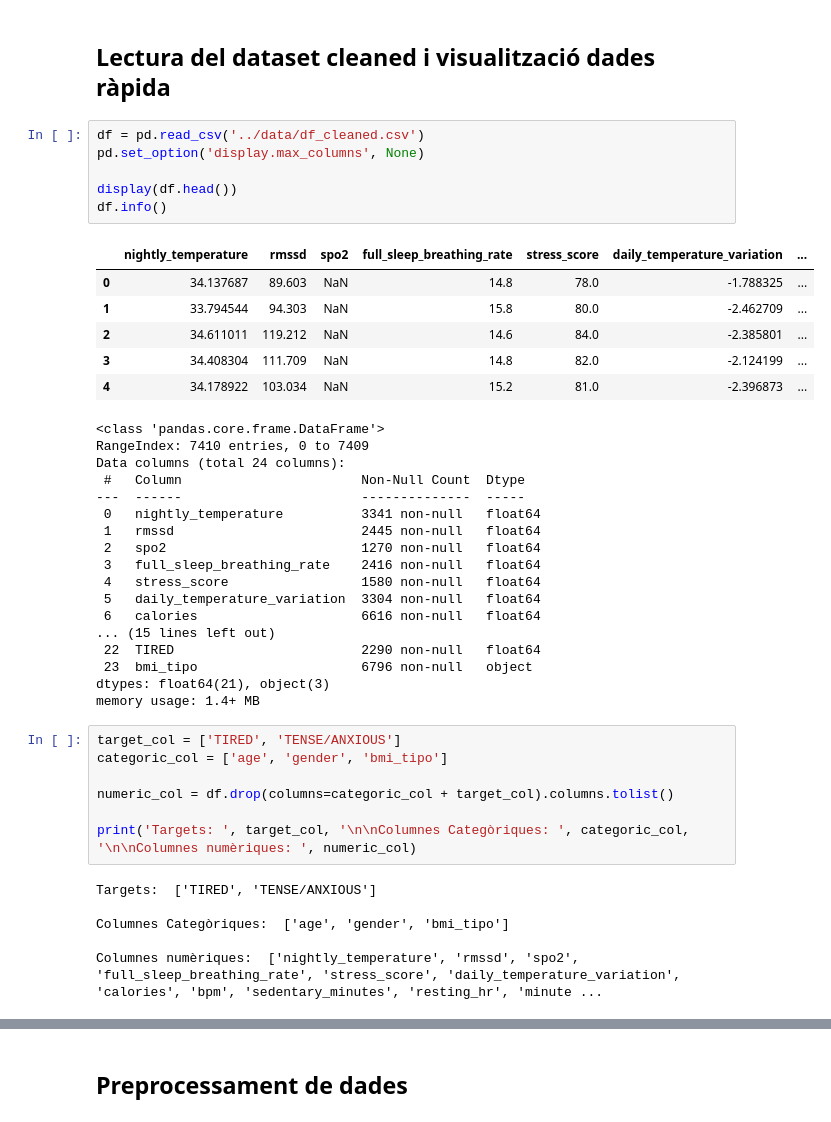
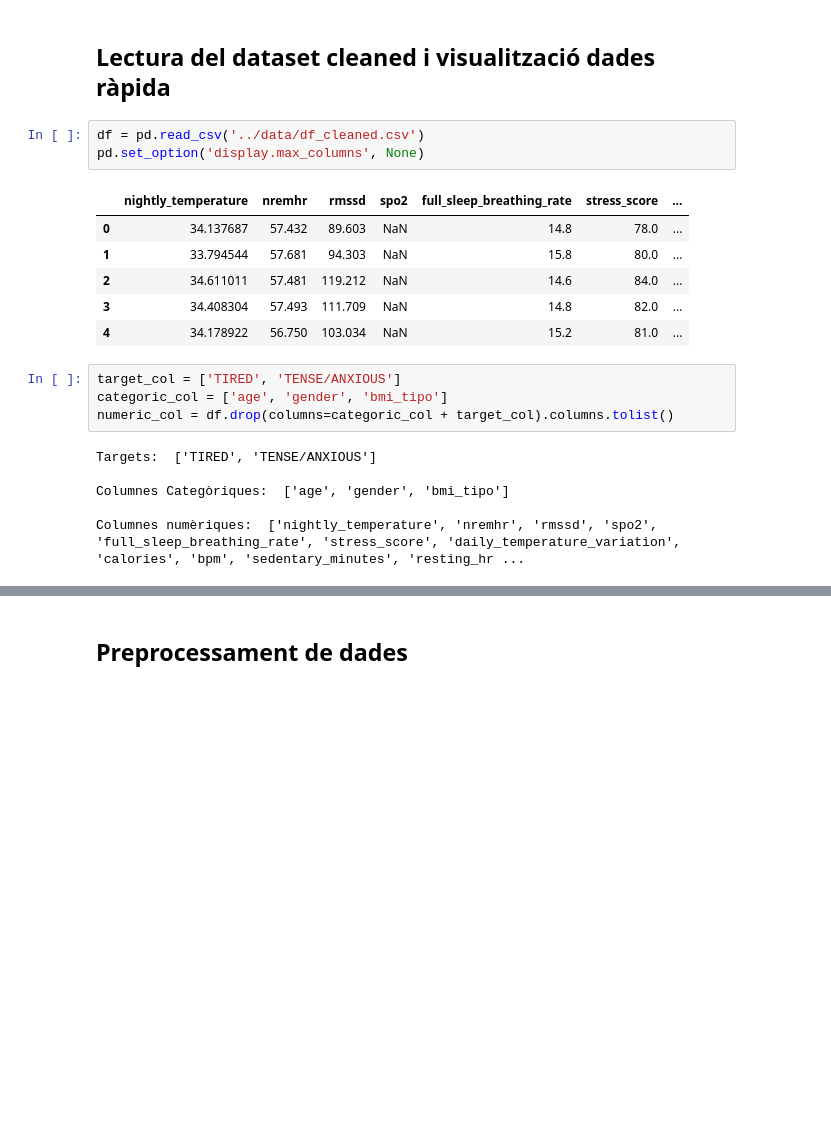
Before and after one commit to RogerDuran808/AI-Health-Assistant, a Jupyter notebook: notebooks/02_LifeSnaps_Preprocessing&Training_v1.0.ipynb, the cells around one changed output, grey strips where cells are left out. Drawn from its saved outputs; the diff is of its cells as text; blank space fills up the shorter version.

```diff
--- a/notebooks/02_LifeSnaps_Preprocessing&Training_v1.0.ipynb
+++ b/notebooks/02_LifeSnaps_Preprocessing&Training_v1.0.ipynb
@@ -36,43 +37,20 @@ warnings.filterwarnings('ignore')
 # %%
 df = pd.read_csv('../data/df_cleaned.csv')
 pd.set_option('display.max_columns', None)
-
-display(df.head())
-df.info()
 # %% [output]
-|  | nightly_temperature | rmssd | spo2 | full_sleep_breathing_rate | stress_score | daily_temperature_variation | ... |
-| 0 | 34.137687 | 89.603 | NaN | 14.8 | 78.0 | -1.788325 | ... |
-| 1 | 33.794544 | 94.303 | NaN | 15.8 | 80.0 | -2.462709 | ... |
-| 2 | 34.611011 | 119.212 | NaN | 14.6 | 84.0 | -2.385801 | ... |
-| 3 | 34.408304 | 111.709 | NaN | 14.8 | 82.0 | -2.124199 | ... |
-| 4 | 34.178922 | 103.034 | NaN | 15.2 | 81.0 | -2.396873 | ... |
+|  | nightly_temperature | nremhr | rmssd | spo2 | full_sleep_breathing_rate | stress_score | ... |
+| 0 | 34.137687 | 57.432 | 89.603 | NaN | 14.8 | 78.0 | ... |
+| 1 | 33.794544 | 57.681 | 94.303 | NaN | 15.8 | 80.0 | ... |
+| 2 | 34.611011 | 57.481 | 119.212 | NaN | 14.6 | 84.0 | ... |
+| 3 | 34.408304 | 57.493 | 111.709 | NaN | 14.8 | 82.0 | ... |
+| 4 | 34.178922 | 56.750 | 103.034 | NaN | 15.2 | 81.0 | ... |
-<class 'pandas.core.frame.DataFrame'>
-RangeIndex: 7410 entries, 0 to 7409
-Data columns (total 24 columns):
- #   Column                       Non-Null Count  Dtype
----  ------                       --------------  -----
- 0   nightly_temperature          3341 non-null   float64
- 1   rmssd                        2445 non-null   float64
- 2   spo2                         1270 non-null   float64
- 3   full_sleep_breathing_rate    2416 non-null   float64
- 4   stress_score                 1580 non-null   float64
- 5   daily_temperature_variation  3304 non-null   float64
- 6   calories                     6616 non-null   float64
-... (15 lines left out)
- 22  TIRED                        2290 non-null   float64
- 23  bmi_tipo                     6796 non-null   object
-dtypes: float64(21), object(3)
-memory usage: 1.4+ MB
 # %%
 target_col = ['TIRED', 'TENSE/ANXIOUS']
 categoric_col = ['age', 'gender', 'bmi_tipo']
-
 numeric_col = df.drop(columns=categoric_col + target_col).columns.tolist()
-
-print('Targets: ', target_col, '\n\nColumnes Categòriques: ', categoric_col, '\n\nColumnes numèriques: ', numeric_col)
 # %% [output]
 Targets:  ['TIRED', 'TENSE/ANXIOUS']
 
 Columnes Categòriques:  ['age', 'gender', 'bmi_tipo']
 
-Columnes numèriques:  ['nightly_temperature', 'rmssd', 'spo2', 'full_sleep_breathing_rate', 'stress_score', 'daily_temperature_variation', 'calories', 'bpm', 'sedentary_minutes', 'resting_hr', 'minute ...
+Columnes numèriques:  ['nightly_temperature', 'nremhr', 'rmssd', 'spo2', 'full_sleep_breathing_rate', 'stress_score', 'daily_temperature_variation', 'calories', 'bpm', 'sedentary_minutes', 'resting_hr ...
```
Also changed, not shown: parts of 11 cells of this notebook, 6 other files.
